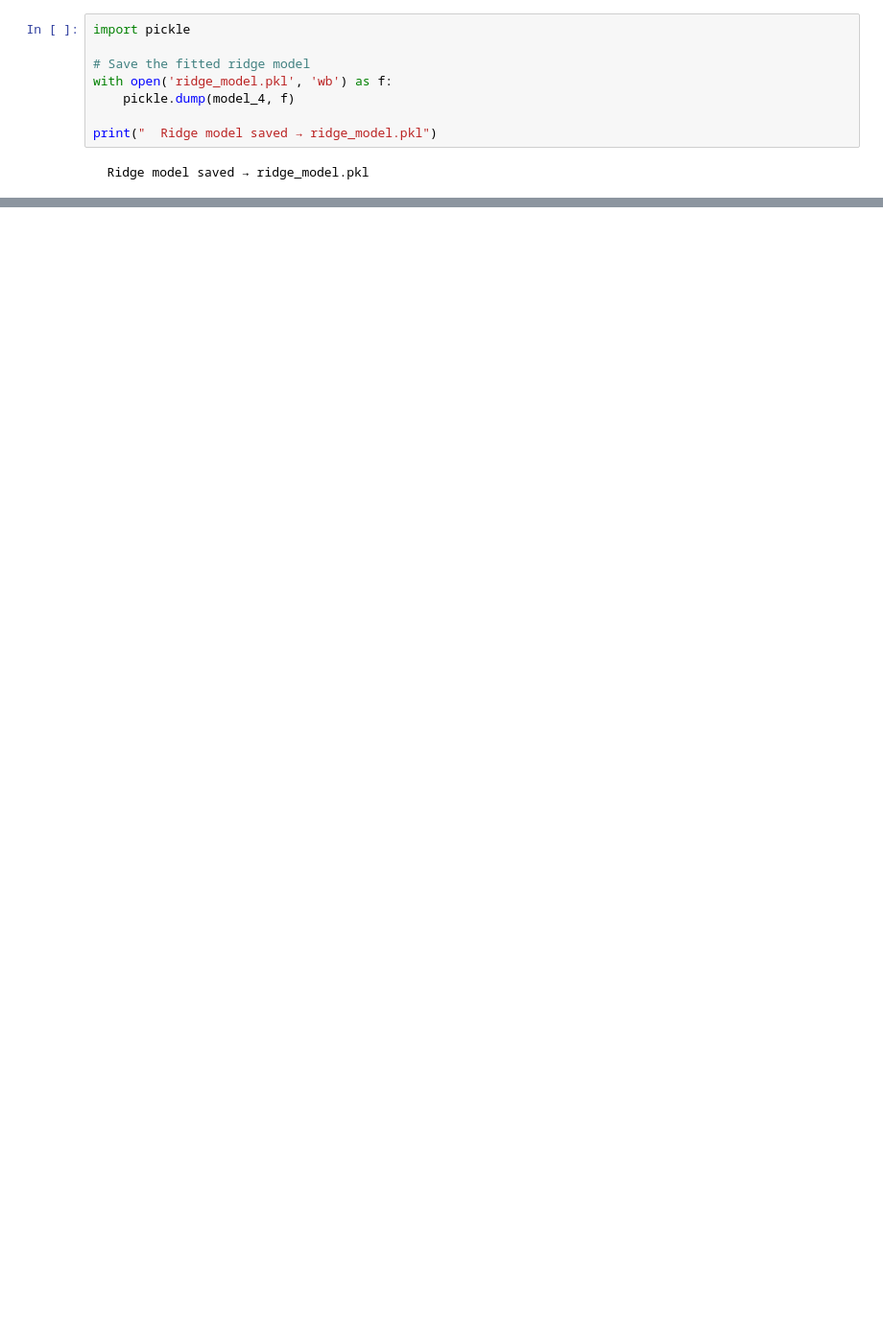
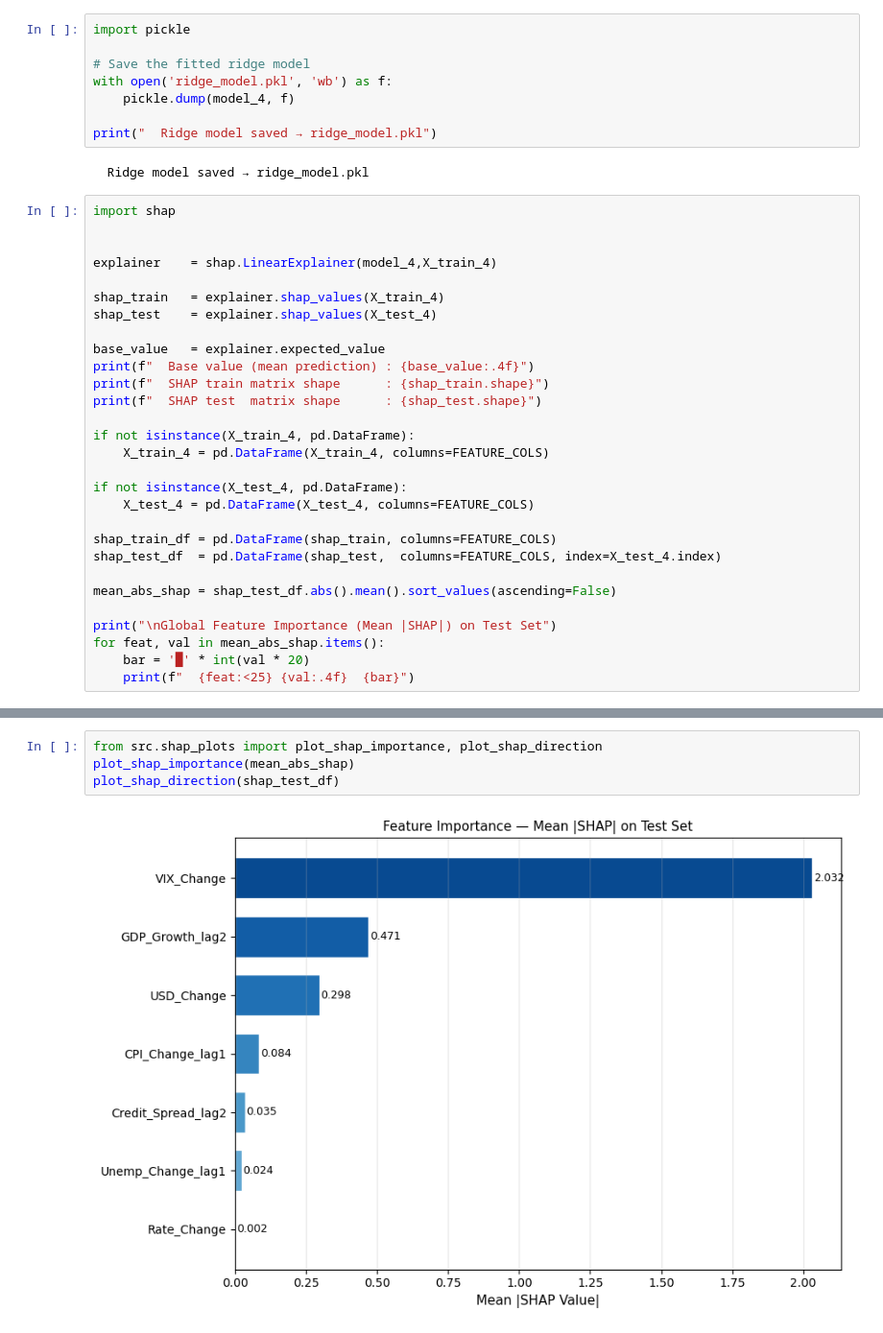
Before and after one commit to ashan-shashika/macroeconomic-impact-stock-ml, a Jupyter notebook: notebooks/04_linearRegeression.ipynb, the cells around one changed output, grey strips where cells are left out. Shown at 96% size. Cells and saved outputs as stored; diff of their text form; blank space fills up the shorter version.

```diff
--- a/notebooks/04_linearRegeression.ipynb
+++ b/notebooks/04_linearRegeression.ipynb
@@ -393,3 +368,32 @@ with open('ridge_model.pkl', 'wb') as f:
 print("  Ridge model saved → ridge_model.pkl")
 # %% [output]
   Ridge model saved → ridge_model.pkl
+# %%
+import shap
+
+
+explainer    = shap.LinearExplainer(model_4,X_train_4)
+
+shap_train   = explainer.shap_values(X_train_4)
+shap_test    = explainer.shap_values(X_test_4)
+
+base_value   = explainer.expected_value
+print(f"  Base value (mean prediction) : {base_value:.4f}")
+print(f"  SHAP train matrix shape      : {shap_train.shape}")
+print(f"  SHAP test  matrix shape      : {shap_test.shape}")
+
+if not isinstance(X_train_4, pd.DataFrame):
+    X_train_4 = pd.DataFrame(X_train_4, columns=FEATURE_COLS)
+
+if not isinstance(X_test_4, pd.DataFrame):
+    X_test_4 = pd.DataFrame(X_test_4, columns=FEATURE_COLS)
+
+shap_train_df = pd.DataFrame(shap_train, columns=FEATURE_COLS)
+shap_test_df  = pd.DataFrame(shap_test,  columns=FEATURE_COLS, index=X_test_4.index)
+
+mean_abs_shap = shap_test_df.abs().mean().sort_values(ascending=False)
+
+print("\nGlobal Feature Importance (Mean |SHAP|) on Test Set")
+for feat, val in mean_abs_shap.items():
+    bar = '█' * int(val * 20)
+    print(f"  {feat:<25} {val:.4f}  {bar}")
@@ -395,0 +413,6 @@ print("  Ridge model saved → ridge_model.pkl")
+# %%
+from src.shap_plots import plot_shap_importance, plot_shap_direction
+plot_shap_importance(mean_abs_shap)
+plot_shap_direction(shap_test_df)
+# %% [output]
+[figure, added]
```
Also changed, not shown: parts of 18 cells of this notebook, 2 other files.
